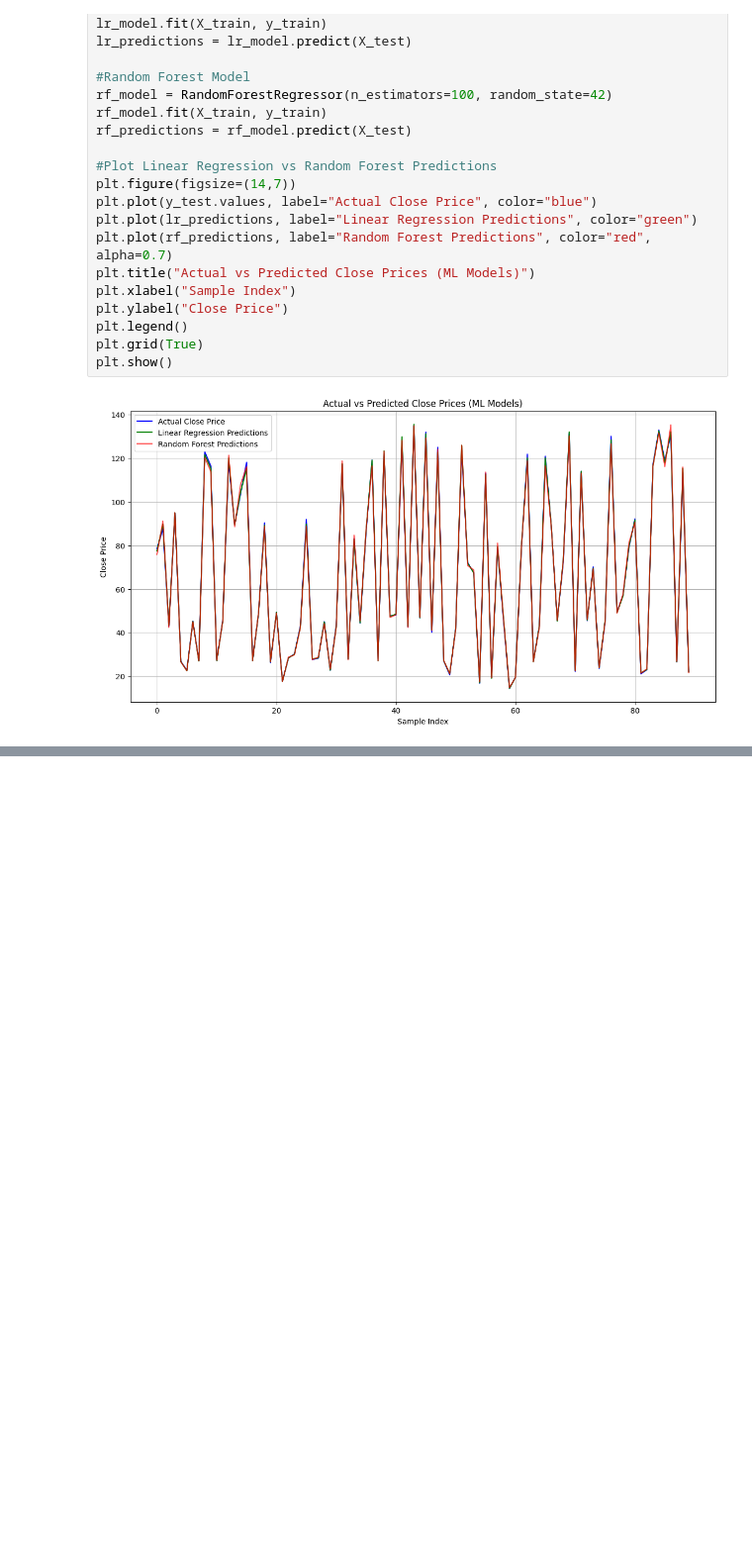
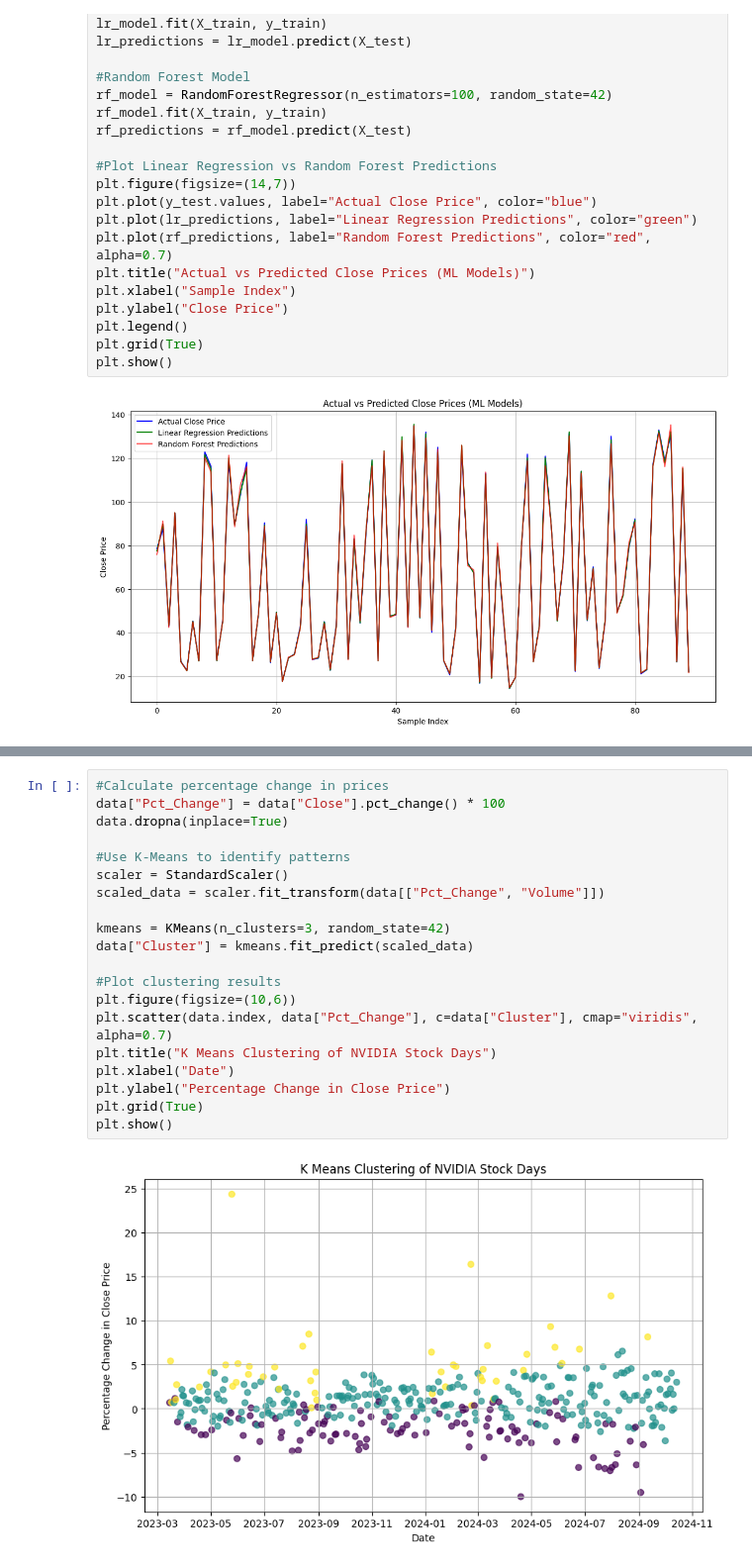
Before and after one commit to mervegb/stock-market-analysis-lstm, a Jupyter notebook: analysis-modeling-nvidia-data.ipynb, the cells around one changed output, grey strips where cells are left out. Shown at 99% size. Drawn from its saved outputs; the diff is of its cells as text; blank space fills up the shorter version.

Commit message:
volatility and clustering

```diff
--- a/analysis-modeling-nvidia-data.ipynb
+++ b/analysis-modeling-nvidia-data.ipynb
@@ -235,0 +245,22 @@ plt.show()
+# %%
+#Calculate percentage change in prices
+data["Pct_Change"] = data["Close"].pct_change() * 100
+data.dropna(inplace=True)
+
+#Use K-Means to identify patterns
+scaler = StandardScaler()
+scaled_data = scaler.fit_transform(data[["Pct_Change", "Volume"]])
+
+kmeans = KMeans(n_clusters=3, random_state=42)
+data["Cluster"] = kmeans.fit_predict(scaled_data)
+
+#Plot clustering results
+plt.figure(figsize=(10,6))
+plt.scatter(data.index, data["Pct_Change"], c=data["Cluster"], cmap="viridis", alpha=0.7)
+plt.title("K Means Clustering of NVIDIA Stock Days")
+plt.xlabel("Date")
+plt.ylabel("Percentage Change in Close Price")
+plt.grid(True)
+plt.show()
+# %% [output]
+[figure, added]
```
Also changed, not shown: parts of 3 cells of this notebook.
